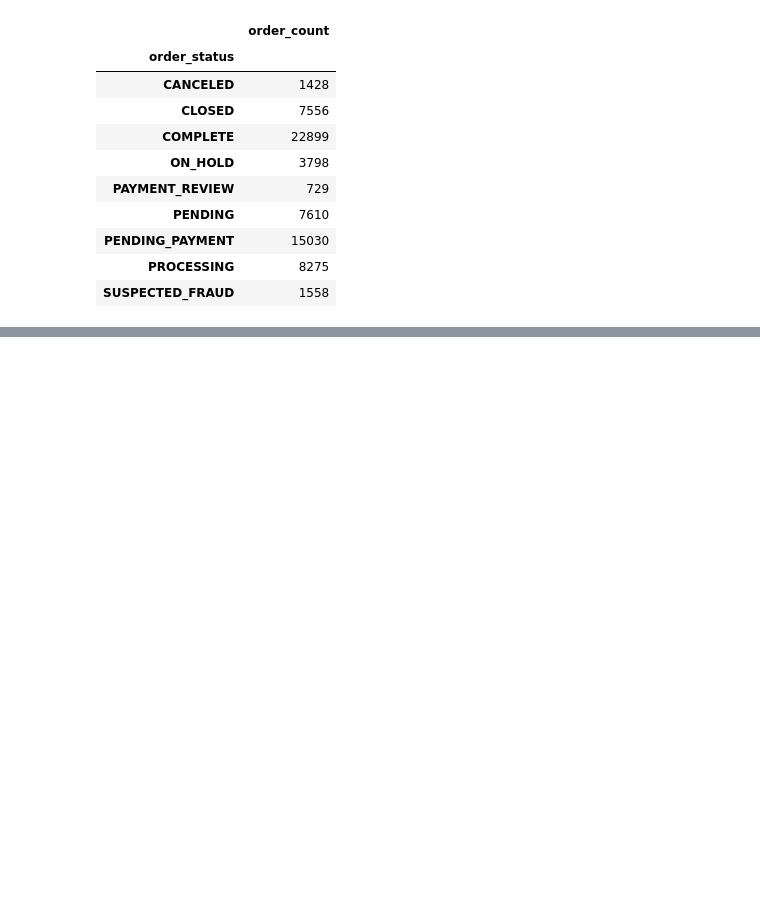
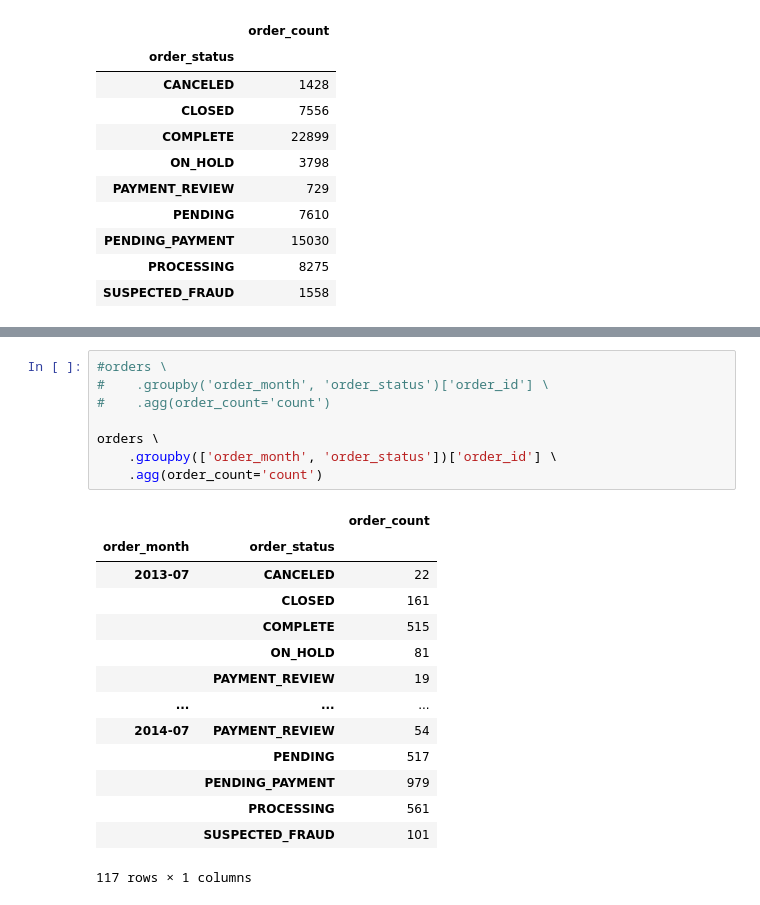
Before and after one commit to usamamirza1234/Pandas-For-Data-Processing, a Jupyter notebook: data_processing.ipynb, the cells around one changed output, grey strips where cells are left out. Cells and saved outputs as stored; diff of their text form; blank space fills up the shorter version.

```diff
--- a/data_processing.ipynb
+++ b/data_processing.ipynb
@@ -130,0 +156,23 @@ orders \
+# %%
+#orders \
+#    .groupby('order_month', 'order_status')['order_id'] \
+#    .agg(order_count='count')
+
+orders \
+    .groupby(['order_month', 'order_status'])['order_id'] \
+    .agg(order_count='count')
+# %% [output]
+|  |  | order_count |
+| order_month | order_status |  |
+| 2013-07 | CANCELED | 22 |
+|  | CLOSED | 161 |
+|  | COMPLETE | 515 |
+|  | ON_HOLD | 81 |
+|  | PAYMENT_REVIEW | 19 |
+| ... | ... | ... |
+| 2014-07 | PAYMENT_REVIEW | 54 |
+|  | PENDING | 517 |
+|  | PENDING_PAYMENT | 979 |
+|  | PROCESSING | 561 |
+|  | SUSPECTED_FRAUD | 101 |
+117 rows × 1 columns
```
Also changed, not shown: parts of 4 cells of this notebook.
